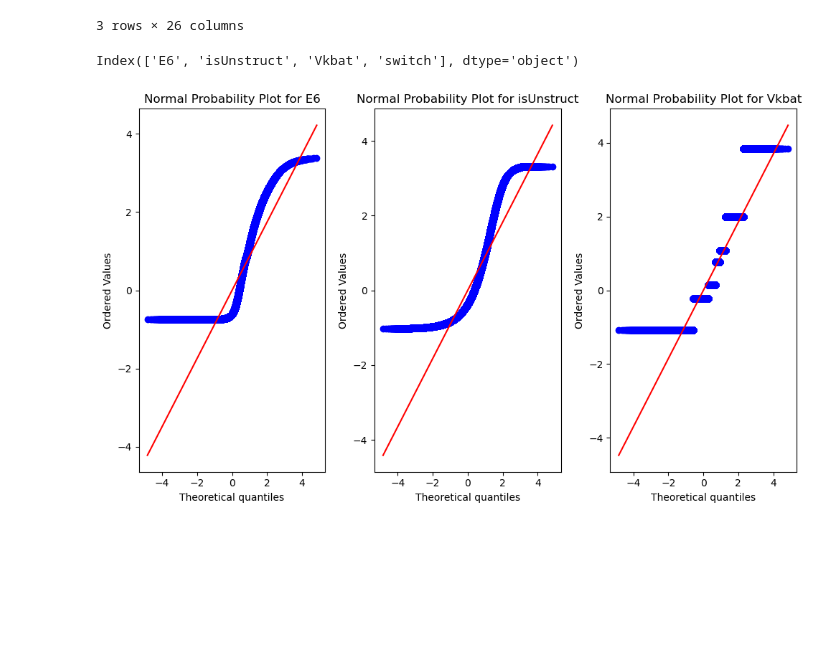
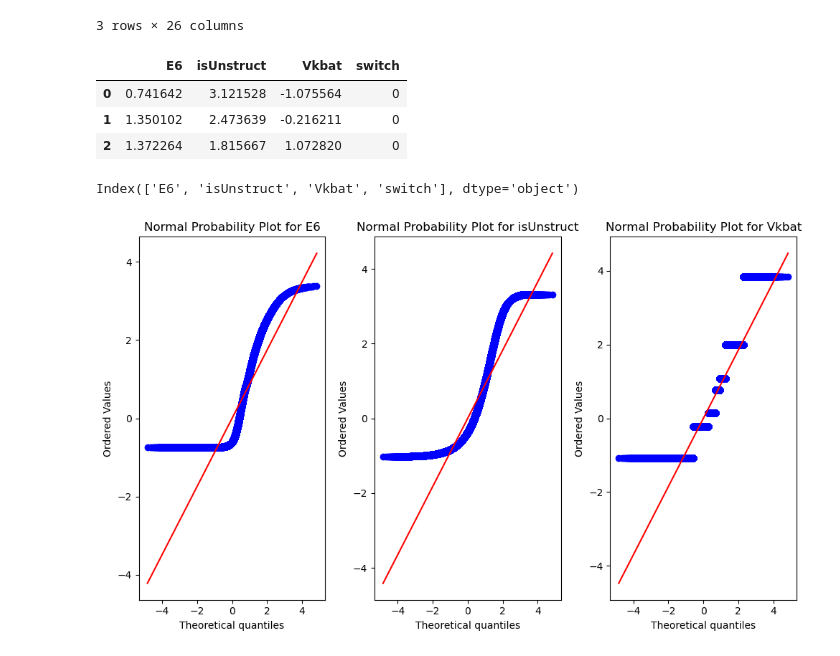
Before and after one commit to cristopher-d-delgado/research-LustigGroup-SJSU, a Jupyter notebook: modeling.ipynb, the cells around one changed output. Saved outputs shown, nothing was run; the diff lists cells and outputs as text; code cells hidden in the pictures; blank space fills up the shorter version.

```diff
--- a/modeling.ipynb
+++ b/modeling.ipynb
@@ -557,6 +557,13 @@ merged_df2.head(3)
 | 1 | 1.350102 | 2.473639 | -0.216211 | 0.0 | 0.0 | 0.0 | 0.0 | 0.0 | 0.0 | ... |
 | 2 | 1.372264 | 1.815667 | 1.072820 | 0.0 | 0.0 | 0.0 | 0.0 | 0.0 | 0.0 | ... |
 3 rows × 26 columns
+# %%
+merged_df.head(3)
+# %% [output]
+|  | E6 | isUnstruct | Vkbat | switch |
+| 0 | 0.741642 | 3.121528 | -1.075564 | 0 |
+| 1 | 1.350102 | 2.473639 | -0.216211 | 0 |
+| 2 | 1.372264 | 1.815667 | 1.072820 | 0 |
 # %%
 print(merged_df.columns)
 # %% [output]
```
Also changed, not shown: parts of 7 cells of this notebook.
